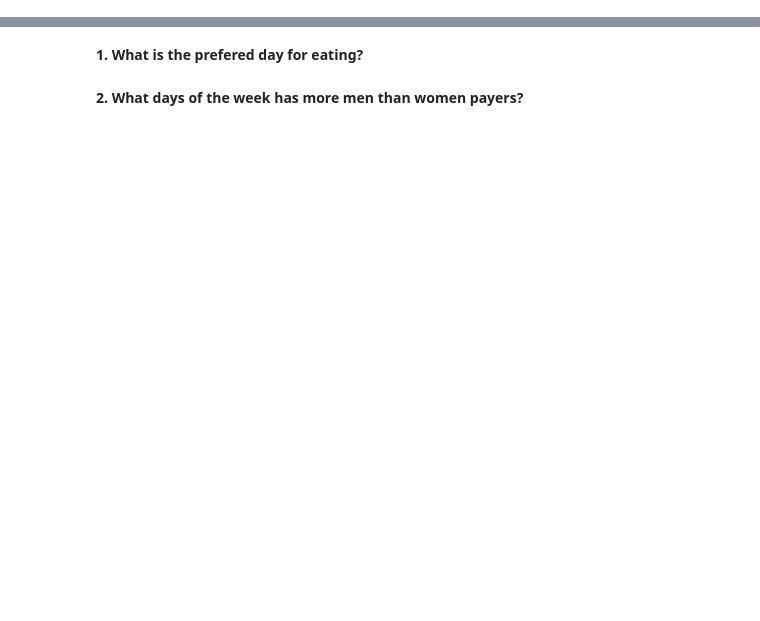
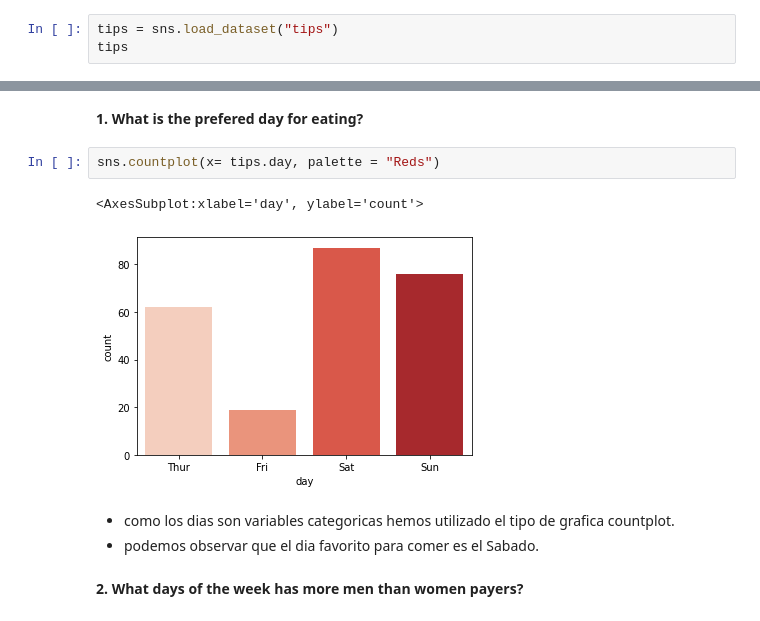
Before and after one commit to ironhack-datalabs/datamad1020-rev, a Jupyter notebook: module-1/lab-matplotlib-seaborn/your-code/challenge-1.ipynb, the cells around one changed output, grey strips where cells are left out. Cells and saved outputs as stored; diff of their text form; blank space fills up the shorter version.

```diff
--- a/module-1/lab-matplotlib-seaborn/your-code/challenge-1.ipynb
+++ b/module-1/lab-matplotlib-seaborn/your-code/challenge-1.ipynb
@@ -11,2 +14,5 @@ Answer all questions by drawing a graph. Then explain.
 # %% [markdown]
 **0. Load seaborn dataset "tips"**
+# %%
+tips = sns.load_dataset("tips")
+tips
@@ -13,4 +33,12 @@ Answer all questions by drawing a graph. Then explain.
 # %% [markdown]
 **1. What is the prefered day for eating?**
+# %%
+sns.countplot(x= tips.day, palette = "Reds")
+# %% [output]
+<AxesSubplot:xlabel='day', ylabel='count'>
+[figure, added]
+# %% [markdown]
+- como los dias son variables categoricas hemos utilizado el tipo de grafica countplot.
+- podemos observar que el dia favorito para comer es el Sabado.
 # %% [markdown]
 **2. What days of the week has more men than women payers?**
```
Also changed, not shown: parts of 9 cells of this notebook, 1 other file.
